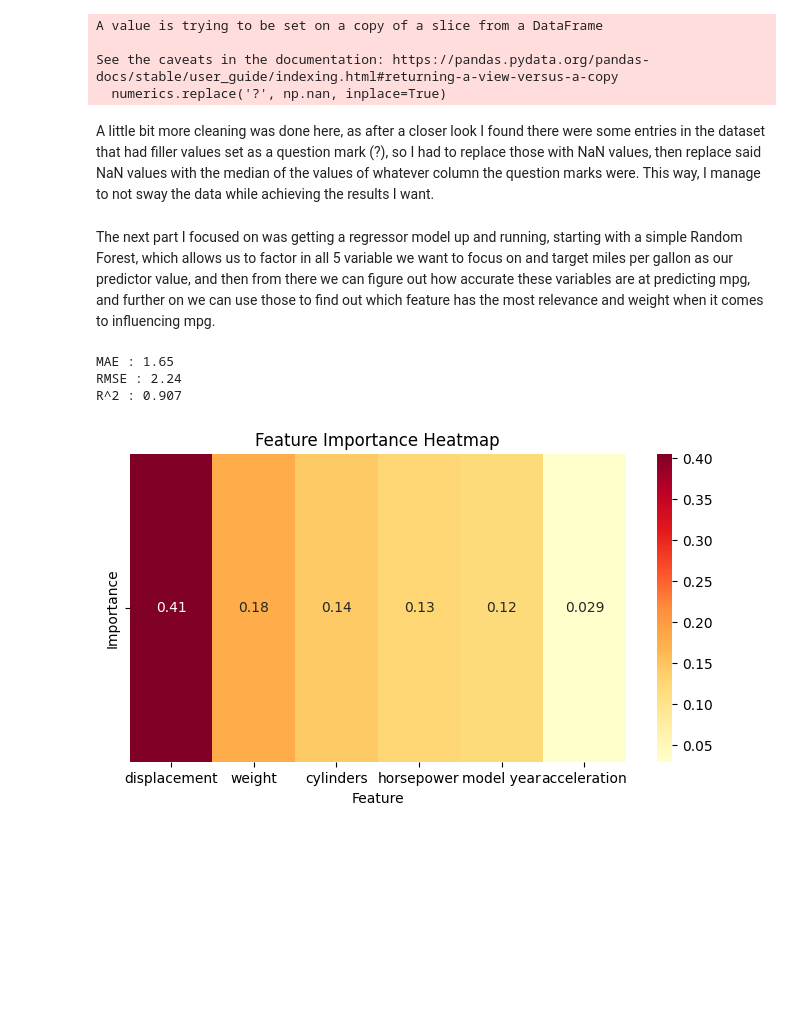
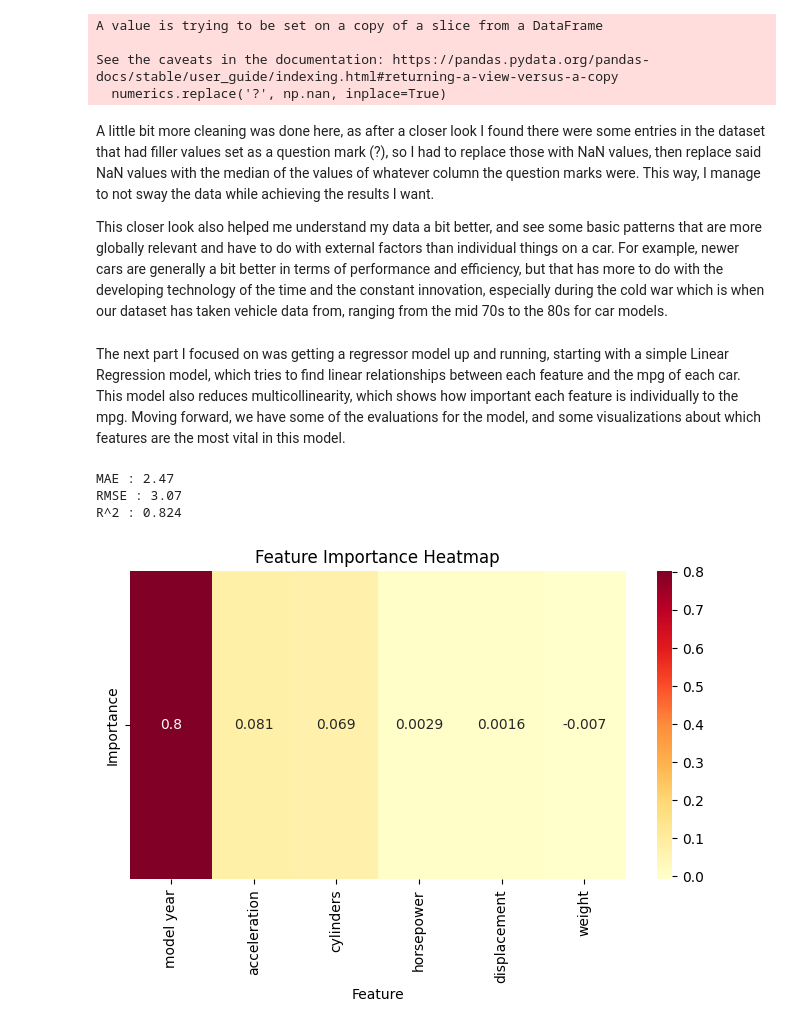
Before and after one commit to vnikolo1/DataMiningProj3, a Jupyter notebook: main.ipynb, the cells around one changed output. Cells and saved outputs as stored; diff of their text form; code cells hidden in the pictures; blank space fills up the shorter version.

```diff
--- a/main.ipynb
+++ b/main.ipynb
@@ -45,8 +48,11 @@ See the caveats in the documentation: https://pandas.pydata.org/pandas-docs/stab
   numerics.replace('?', np.nan, inplace=True)
 # %% [markdown]
 A little bit more cleaning was done here, as after a closer look I found there were some entries in the dataset that had filler values set as a question mark (?), so I had to replace those with NaN values, then replace said NaN values with the median of the values of whatever column the question marks were. This way, I manage to not sway the data while achieving the results I want.
+
+This closer look also helped me understand my data a bit better, and see some basic patterns that are more globally relevant and have to do with external factors than individual things on a car. For example, newer cars are generally a bit better in terms of performance and efficiency, but that has more to do with the developing technology of the time and the constant innovation, especially during the cold war which is when our dataset has taken vehicle data from, ranging from the mid 70s to the 80s for car models.
 # %%
 from sklearn.model_selection import train_test_split
+from sklearn.linear_model import LinearRegression
 from sklearn.ensemble import RandomForestRegressor
 from sklearn.metrics import mean_absolute_error, mean_squared_error, r2_score
 
@@ -55,12 +61,13 @@ y = numerics["mpg"]
 
 X_train, X_test, y_train, y_test = train_test_split(X, y, test_size=0.2, random_state=42)
 
-rf = RandomForestRegressor(n_estimators=200, random_state=42, n_jobs=-1, max_depth=None)
-rf.fit(X_train, y_train)
+linearMod = LinearRegression()
 
-y_pred = rf.predict(X_test)
+linearMod.fit(X_train, y_train)
+
+y_pred = linearMod.predict(X_test)
 # %% [markdown]
-The next part I focused on was getting a regressor model up and running, starting with a simple Random Forest, which allows us to factor in all 5 variable we want to focus on and target miles per gallon as our predictor value, and then from there we can figure out how accurate these variables are at predicting mpg, and further on we can use those to find out which feature has the most relevance and weight when it comes to influencing mpg.
+The next part I focused on was getting a regressor model up and running, starting with a simple Linear Regression model, which tries to find linear relationships between each feature and the mpg of each car. This model also reduces multicollinearity, which shows how important each feature is individually to the mpg. Moving forward, we have some of the evaluations for the model, and some visualizations about which features are the most vital in this model.
 # %%
 mae = mean_absolute_error(y_test, y_pred)
 rmse = np.sqrt(mean_squared_error(y_test, y_pred))
@@ -70,19 +77,19 @@ print(f"MAE : {mae:.2f}")
 print(f"RMSE : {rmse:.2f}")
 print(f"R^2 : {r2:.3f}")
 # %% [output]
-MAE : 1.65
-RMSE : 2.24
-R^2 : 0.907
+MAE : 2.47
+RMSE : 3.07
+R^2 : 0.824
 # %%
-importances = rf.feature_importances_
+importances = linearMod.coef_
 features = X.columns
 
 feat_imp_df = pd.DataFrame({'Feature': features, 'Importance': importances})
 feat_imp_df = feat_imp_df.sort_values(by='Importance', ascending=False)
 
 plt.figure(figsize=(8,4))
 sns.heatmap(feat_imp_df.set_index('Feature').T, annot=True, cmap='YlOrRd')
 plt.title("Feature Importance Heatmap")
 plt.show()
 # %% [output]
-[figure, old version]
+[figure, new version]
```
Also changed, not shown: parts of 14 cells of this notebook.
